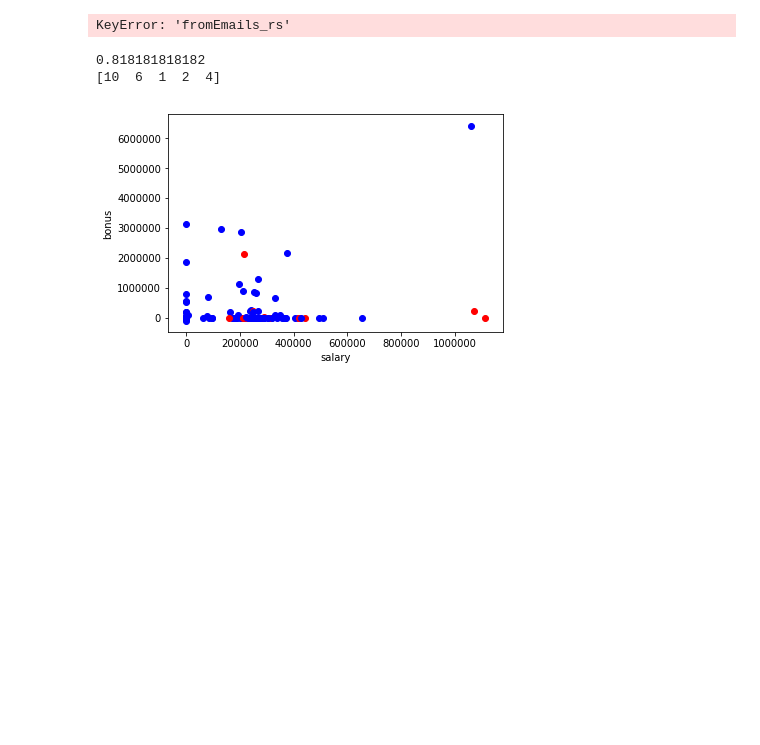
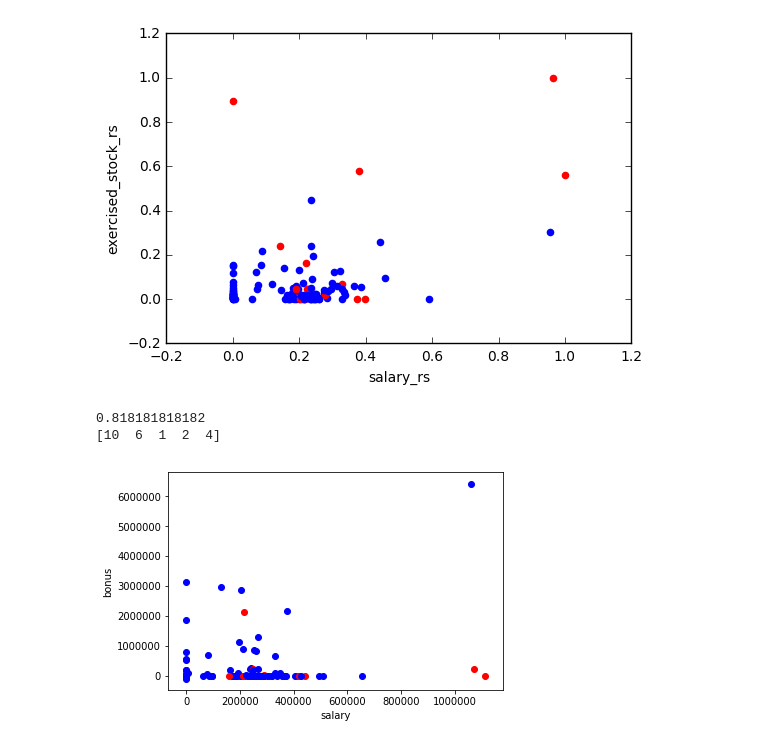
Before and after one commit to cmd-master/iml-enron-fraudcase, a Jupyter notebook: final_project/poi_id.py.ipynb, the cells around one changed output. Saved outputs shown, nothing was run; the diff lists cells and outputs as text; code cells hidden in the pictures; blank space fills up the shorter version.

```diff
--- a/final_project/poi_id.py.ipynb
+++ b/final_project/poi_id.py.ipynb
@@ -133,42 +182,34 @@ def scaleVariable(dat, feature):
         elem = []
         if val[feature] != "NaN":
             elem.append(float(val[feature]))
         else:
             elem.append(0.)
         bucket.append(elem)
 
     bucket_np = np.array(bucket)
     scaler = MinMaxScaler()
     rescaled_variable = scaler.fit_transform(bucket_np)
 
     i = 0
     for key, val in dat.items():
         new[key] = rescaled_variable[i]
         i += 1
     return new
 
 salary_rs = scaleVariable(my_dataset, "salary")
 bonus_rs = scaleVariable(my_dataset, "bonus")
 exercised_stock_rs = scaleVariable(my_dataset, "exercised_stock_options")
 
-fromEmails_rs = scaleVariable(my_dataset, "fraction_from_poi")
-toEmails_rs = scaleVariable(my_dataset, "fraction_to_poi")
-
 my_dataset = addNewFeature(my_dataset, "salary_rs", salary_rs)
 my_dataset = addNewFeature(my_dataset, "bonus_rs", bonus_rs)
 my_dataset = addNewFeature(my_dataset, "exercised_stock_rs", exercised_stock_rs)
 
 my_dataset = addNewFeature(my_dataset,
                            "salary_stock",
                            "salary_rs", "exercised_stock_rs", compute = "sum")
 
-my_dataset = addNewFeature(my_dataset,
-                           "emails_from_to",
-                           "fromEmails_rs", "toEmails_rs", compute = "sum")
-
-
-features_list = featureList("salary_stock", "emails_from_to")
-data = featureFormat(my_dataset, features_list, sort_keys = True)
-plotScatter(data, features_list)
+data = featureFormat(my_dataset,
+                     ["poi", "salary_rs", "exercised_stock_rs"], sort_keys = True)
+plotScatter(data, ["poi", "salary_rs", "exercised_stock_rs"])
 # %% [output]
-KeyError: 'fromEmails_rs'
+[figure, added]
```
Also changed, not shown: parts of 10 cells of this notebook.
